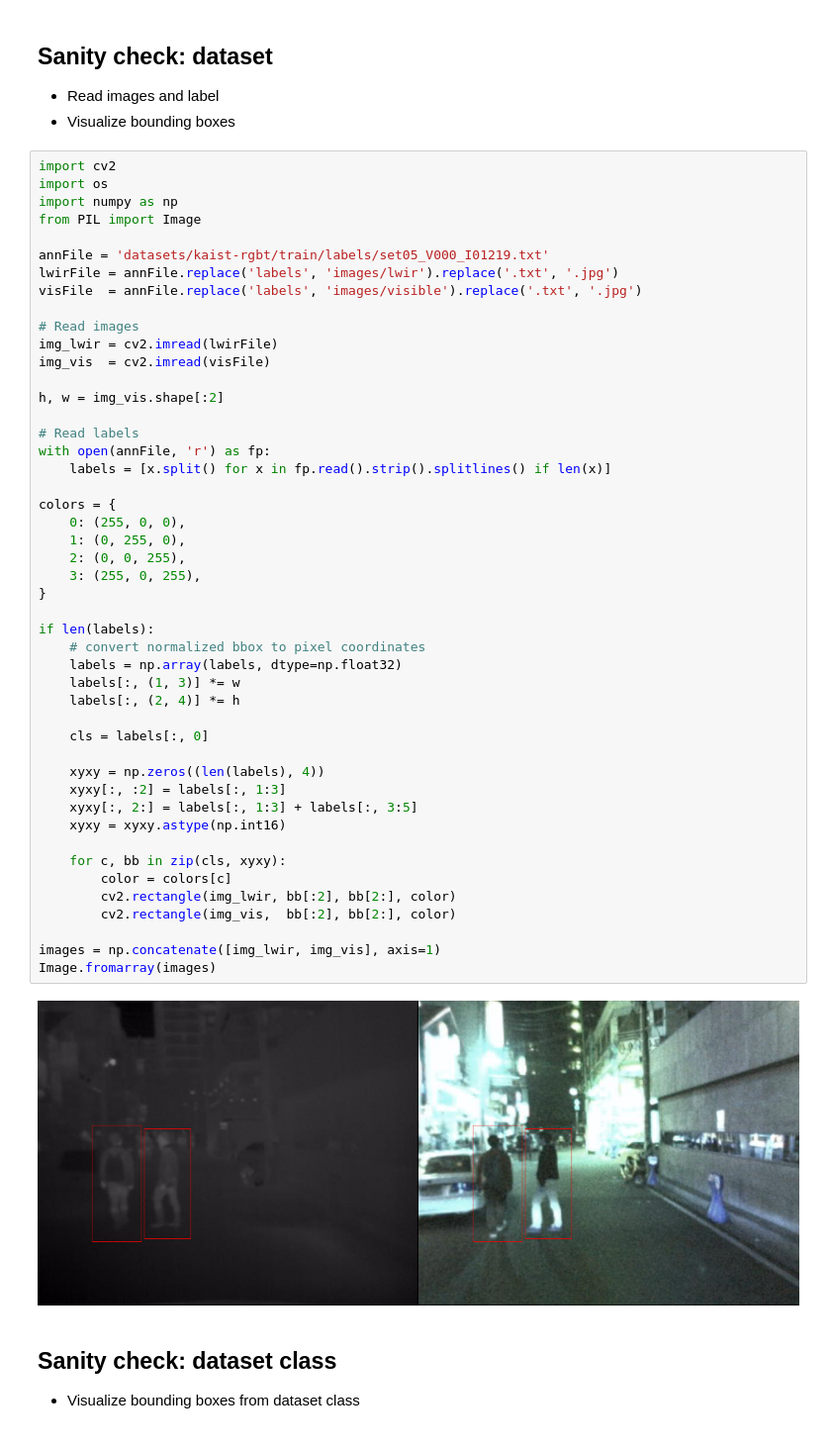
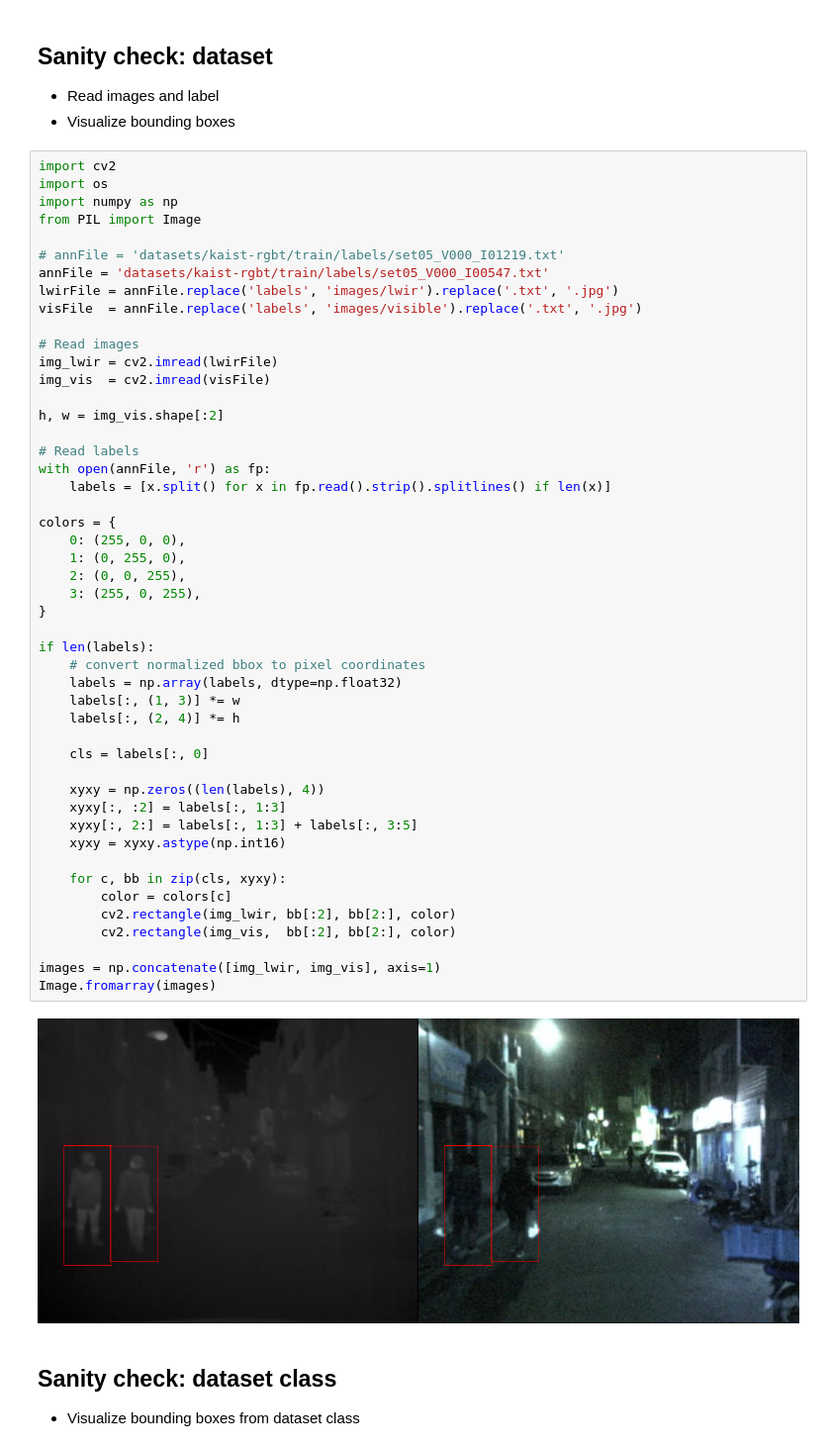
Before and after one commit to ByungWanLim/AUE8088, a Jupyter notebook: debug_kaist.ipynb, the cells around one changed output. Shown at 99% size. Saved outputs shown, nothing was run; the diff lists cells and outputs as text.

```diff
--- a/debug_kaist.ipynb
+++ b/debug_kaist.ipynb
@@ -163,7 +163,8 @@ import os
 import numpy as np
 from PIL import Image
 
-annFile = 'datasets/kaist-rgbt/train/labels/set05_V000_I01219.txt'
+# annFile = 'datasets/kaist-rgbt/train/labels/set05_V000_I01219.txt'
+annFile = 'datasets/kaist-rgbt/train/labels/set05_V000_I00547.txt'
 lwirFile = annFile.replace('labels', 'images/lwir').replace('.txt', '.jpg')
 visFile  = annFile.replace('labels', 'images/visible').replace('.txt', '.jpg')
 
@@ -178,34 +179,34 @@ with open(annFile, 'r') as fp:
     labels = [x.split() for x in fp.read().strip().splitlines() if len(x)]
 
 colors = {
     0: (255, 0, 0),
     1: (0, 255, 0),
     2: (0, 0, 255),
     3: (255, 0, 255),
 }
 
 if len(labels):
     # convert normalized bbox to pixel coordinates
     labels = np.array(labels, dtype=np.float32)
     labels[:, (1, 3)] *= w
     labels[:, (2, 4)] *= h
 
     cls = labels[:, 0]
 
     xyxy = np.zeros((len(labels), 4))
     xyxy[:, :2] = labels[:, 1:3]
     xyxy[:, 2:] = labels[:, 1:3] + labels[:, 3:5]
     xyxy = xyxy.astype(np.int16)
 
     for c, bb in zip(cls, xyxy):
         color = colors[c]
         cv2.rectangle(img_lwir, bb[:2], bb[2:], color)
         cv2.rectangle(img_vis,  bb[:2], bb[2:], color)
 
 images = np.concatenate([img_lwir, img_vis], axis=1)
 Image.fromarray(images)
 # %% [output]
-[figure, old version]
+[figure, new version]
 # %% [markdown]
 ## Sanity check: dataset class
 - Visualize bounding boxes from dataset class
```
Also changed, not shown: parts of 6 cells of this notebook, 2 other files.
